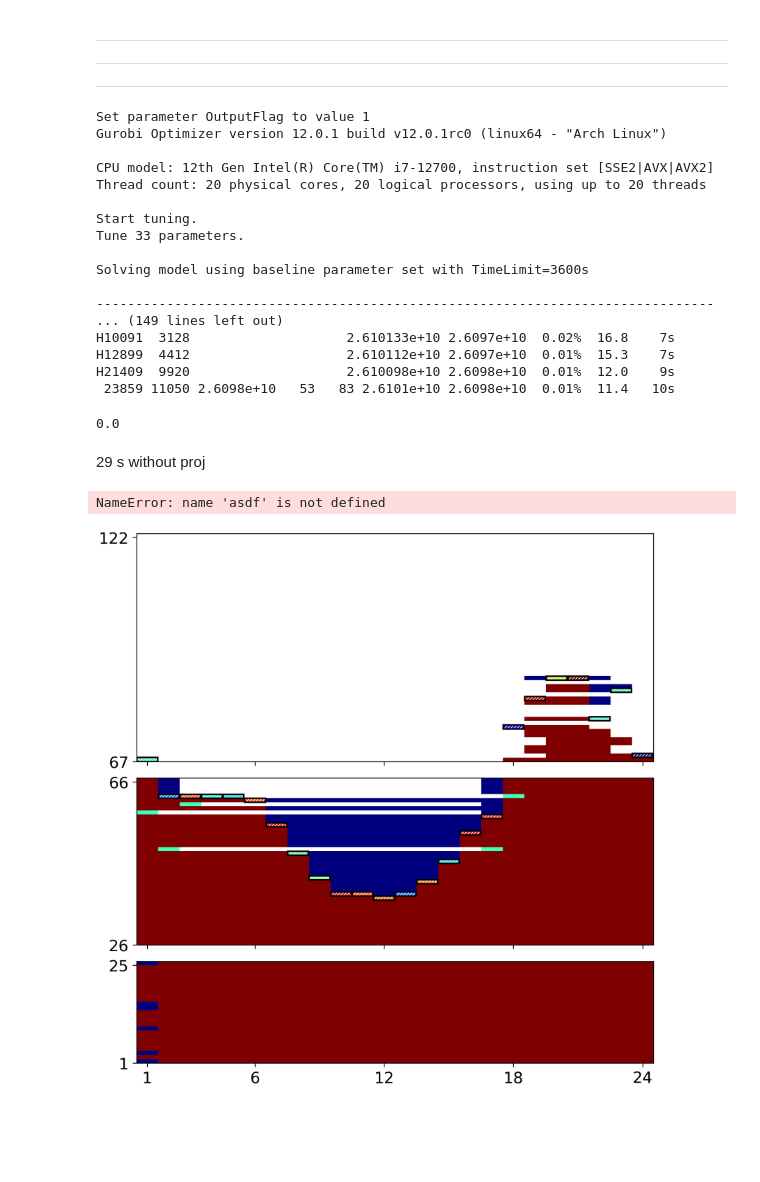
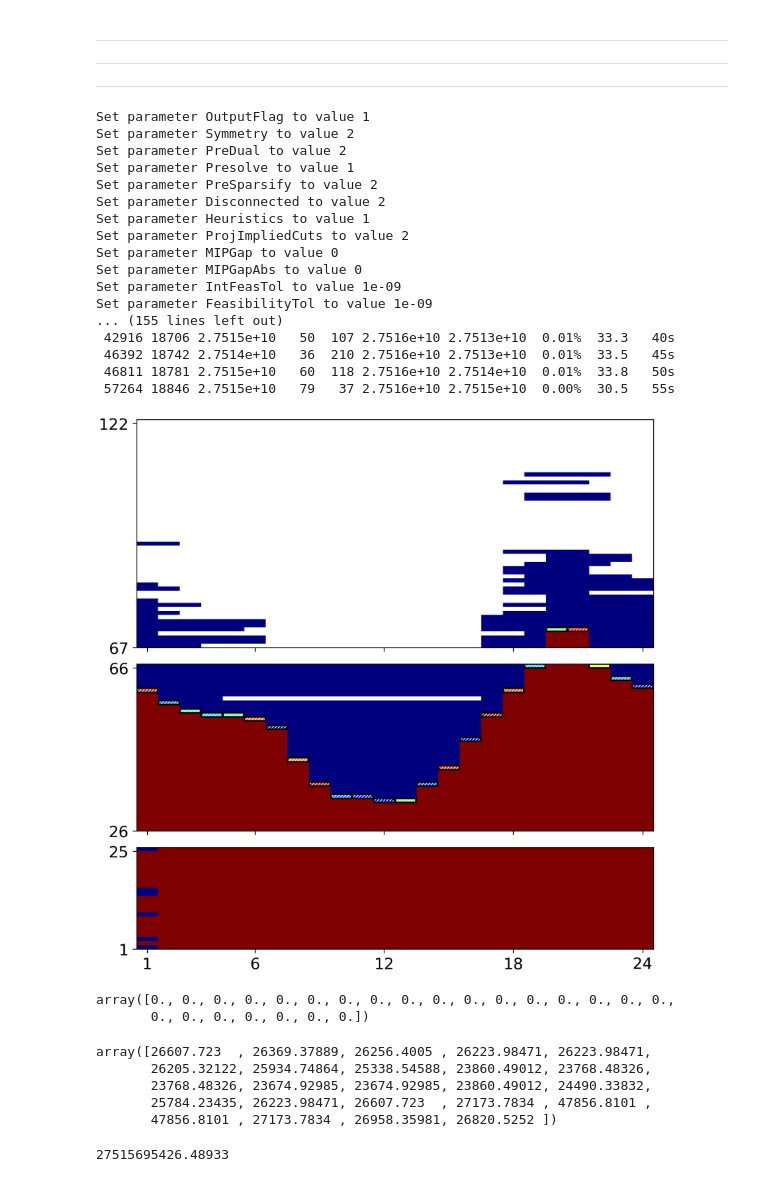
Before and after one commit to realgyeongminnoh/power_system_economics, a Jupyter notebook: test.ipynb, the cells around one changed output. Cells and saved outputs as stored; diff of their text form; code cells hidden in the pictures; blank space fills up the shorter version.

Commit message:
some very good finding while digging down for reserve marginal price; anyways i tested a lot to get nonzero marginal price , nothing was wrong with formulation

```diff
--- a/test.ipynb
+++ b/test.ipynb
@@ -123,8 +135,11 @@ input_uc = Input_uc(
     num_periods=num_periods,
     #########################
     demand=demand,
-    reserve=(demand - renewable) * 0.1,
+    # np.linspace(p_min.sum(), p_max.sum() - (p_max[idx_coal] - p_min[idx_coal]).sum(), num_periods), # demand,
+    reserve=(demand - renewable) * 0.15,
+    # np.full((num_periods), (p_max[idx_coal] - p_min[idx_coal]).sum()), # (demand - renewable) * 0.05,
     renewable=renewable,
+    # np.zeros((num_periods)), # renewable,
     #########################
     p_min=p_min,
     p_max=p_max,
@@ -160,21 +172,21 @@ input_uc = Input_uc(
 # %%
-output_uc = Output_uc()
-solve_uc_formulation_1(input_uc=input_uc, output_uc=output_uc, verbose=True)
+output_uc_1 = Output_uc()
+model, constr_generation, constr_reserve = solve_uc_formulation_1(input_uc=input_uc, output_uc=output_uc_1, verbose=True, test=False)
 # %% [output]
 Set parameter OutputFlag to value 1
-Gurobi Optimizer version 12.0.1 build v12.0.1rc0 (linux64 - "Arch Linux")
-
-CPU model: 12th Gen Intel(R) Core(TM) i7-12700, instruction set [SSE2|AVX|AVX2]
-Thread count: 20 physical cores, 20 logical processors, using up to 20 threads
-
-Start tuning.
-Tune 33 parameters.
-
-Solving model using baseline parameter set with TimeLimit=3600s
-
--------------------------------------------------------------------------------
-... (149 lines left out)
-H10091  3128                    2.610133e+10 2.6097e+10  0.02%  16.8    7s
-H12899  4412                    2.610112e+10 2.6097e+10  0.01%  15.3    7s
-H21409  9920                    2.610098e+10 2.6098e+10  0.01%  12.0    9s
- 23859 11050 2.6098e+10   53   83 2.6101e+10 2.6098e+10  0.01%  11.4   10s
+Set parameter Symmetry to value 2
+Set parameter PreDual to value 2
+Set parameter Presolve to value 1
+Set parameter PreSparsify to value 2
+Set parameter Disconnected to value 2
+Set parameter Heuristics to value 1
+Set parameter ProjImpliedCuts to value 2
+Set parameter MIPGap to value 0
+Set parameter MIPGapAbs to value 0
+Set parameter IntFeasTol to value 1e-09
+Set parameter FeasibilityTol to value 1e-09
+... (155 lines left out)
+ 42916 18706 2.7515e+10   50  107 2.7516e+10 2.7513e+10  0.01%  33.3   40s
+ 46392 18742 2.7514e+10   36  210 2.7516e+10 2.7513e+10  0.01%  33.5   45s
+ 46811 18781 2.7515e+10   60  118 2.7516e+10 2.7514e+10  0.01%  33.8   50s
+ 57264 18846 2.7515e+10   79   37 2.7516e+10 2.7515e+10  0.00%  30.5   55s
@@ -199,13 +193,3 @@ objval = compare.total_cost - compare.total_cost_reserve
-# %%
-25884345357.884823 - (output_uc.total_cost - output_uc.total_cost_reserve)
-# %% [output]
-0.0
-# %% [markdown]
-29 s without proj
-# %%
-asdf
-# %% [output]
-NameError: name 'asdf' is not defined
 # %%
 def plot_heatmap(input_uc: Input_uc, output_uc: Output_uc, fig_height: float = 20, pad_rectangle: float = None):
     cmap = plt.cm.jet.copy()
@@ -239,7 +223,7 @@ def plot_heatmap(input_uc: Input_uc, output_uc: Output_uc, fig_height: float = 2
             heatmap,
             aspect="auto",
             origin="lower",
-            extent=[0.5, 24 + 0.5, idx_start, idx_start + num_units_type],
+            extent=[0.5, input_uc.num_periods + 0.5, idx_start, idx_start + num_units_type],
             cmap=cmap,
             vmin=0,
             vmax=100,
@@ -290,8 +274,24 @@ def plot_heatmap(input_uc: Input_uc, output_uc: Output_uc, fig_height: float = 2
 
     plt.tight_layout()
     plt.show(fig)
-# %%
-# plot_heatmap(input_uc=input_uc, output_uc=output_uc, fig_height=20, pad_rectangle=0.03)
-plot_heatmap(input_uc=input_uc, output_uc=output_uc, fig_height=20, pad_rectangle=0.02)
-# %% [output]
-[figure, removed]
+# %%
+plot_heatmap(input_uc=input_uc, output_uc=output_uc_1, fig_height=20, pad_rectangle=0.02)
+# %% [output]
+[figure, added]
+# %%
+output_uc_1.marginal_price_reserve
+# %% [output]
+array([0., 0., 0., 0., 0., 0., 0., 0., 0., 0., 0., 0., 0., 0., 0., 0., 0.,
+       0., 0., 0., 0., 0., 0., 0.])
+# %%
+output_uc_1.marginal_price_generation
+# %% [output]
+array([26607.723  , 26369.37889, 26256.4005 , 26223.98471, 26223.98471,
+       26205.32122, 25934.74864, 25338.54588, 23860.49012, 23768.48326,
+       23768.48326, 23674.92985, 23674.92985, 23860.49012, 24490.33832,
+       25784.23435, 26223.98471, 26607.723  , 27173.7834 , 47856.8101 ,
+       47856.8101 , 27173.7834 , 26958.35981, 26820.5252 ])
+# %%
+output_uc_1.total_cost
+# %% [output]
+27515695426.48933
```
Also changed, not shown: parts of 14 cells of this notebook, 8 other files.
